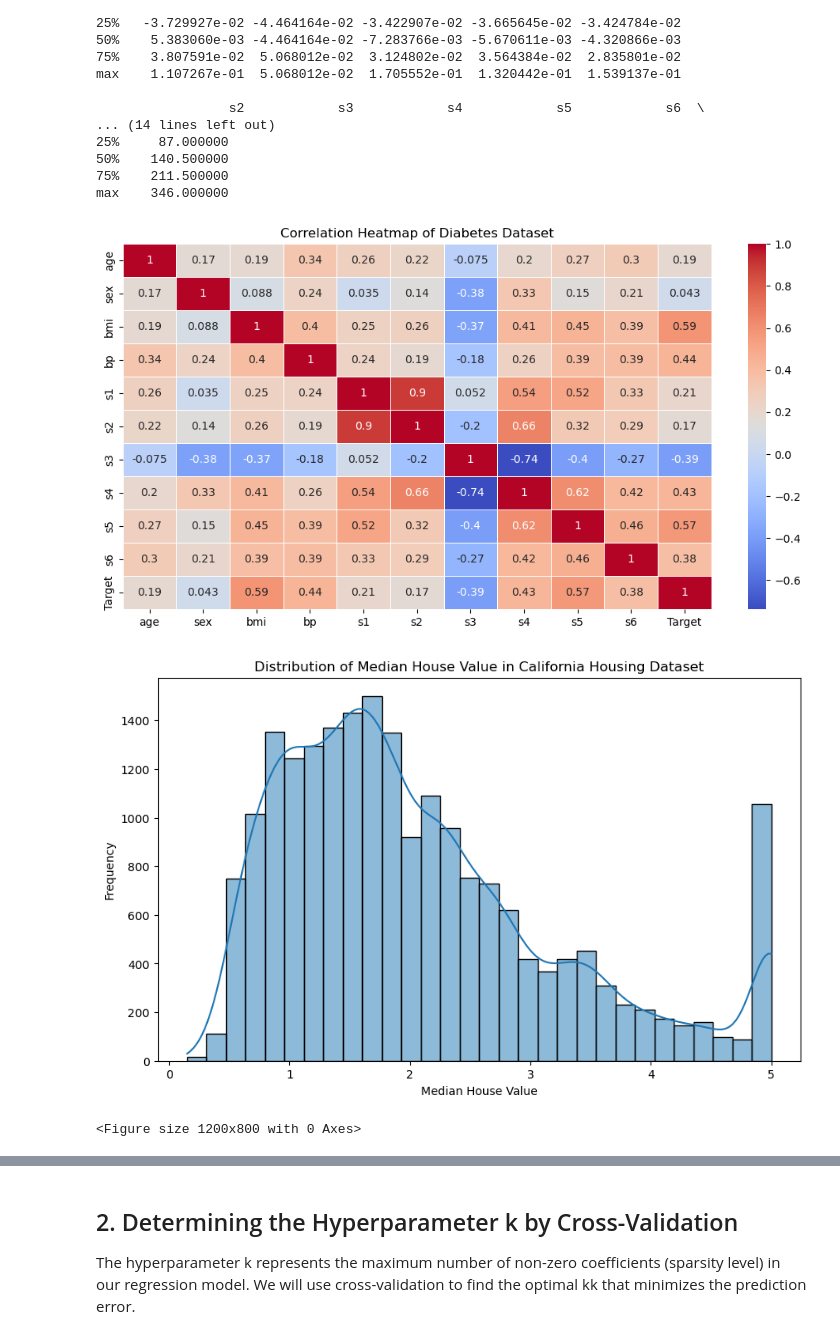
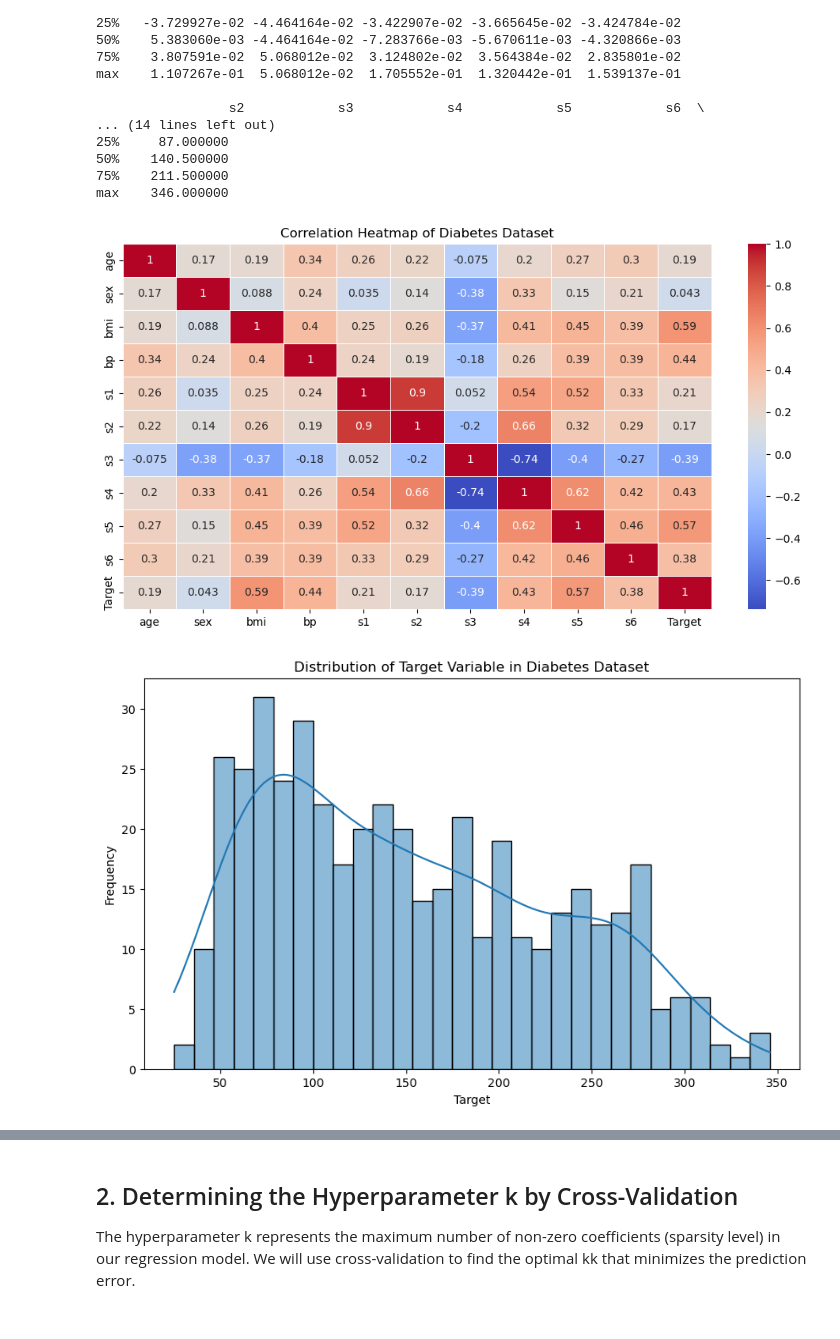
Before and after one commit to StatXzy7/Math3320_miniproject_demo, a Jupyter notebook: mini_project_1_Matching_Pursuit_demo.ipynb, the cells around one changed output, grey strips where cells are left out. Cells and saved outputs as stored; diff of their text form; code cells hidden in the pictures.

```diff
--- a/mini_project_1_Matching_Pursuit_demo.ipynb
+++ b/mini_project_1_Matching_Pursuit_demo.ipynb
@@ -53,26 +53,24 @@ max    1.107267e-01  5.068012e-02  1.705552e-01  1.320442e-01  1.539137e-01
 75%    211.500000
 max    346.000000
 # %%
-# Visualizing the Diabetes Dataset
+# 1. Correlation Heatmap
 plt.figure(figsize=(12, 6))
 sns.heatmap(df_diabetes.corr(), annot=True, cmap='coolwarm', linewidths=0.5)
 plt.title('Correlation Heatmap of Diabetes Dataset')
 plt.show()
 
-# Visualizing target distribution for the California Housing Dataset
+# 2. Target Distribution
 plt.figure(figsize=(10, 6))
-sns.histplot(df_housing['MedHouseValue'], kde=True, bins=30)
-plt.title('Distribution of Median House Value in California Housing Dataset')
-plt.xlabel('Median House Value')
+sns.histplot(df_diabetes['Target'], kde=True, bins=30)
+plt.title('Distribution of Target Variable in Diabetes Dataset')
+plt.xlabel('Target')
 plt.ylabel('Frequency')
 plt.show()
 
-# Pairplot of features in the Wine Dataset
-plt.figure(figsize=(12, 8))
-sns.pairplot(df_wine, diag_kind='kde', markers='+')
-plt.title('Pairplot of Wine Dataset')
+# 3. Pairplot of Features
+sns.pairplot(df_diabetes, diag_kind='kde', markers='+', plot_kws={'alpha': 0.6, 's': 20})
+plt.suptitle('Pairplot of Features in Diabetes Dataset', y=1.02)
 plt.show()
 # %% [output]
 [figure]
-[figure, old version]
+[figure, new version]
-<Figure size 1200x800 with 0 Axes>
```
Also changed, not shown: parts of 1 cell of this notebook.
